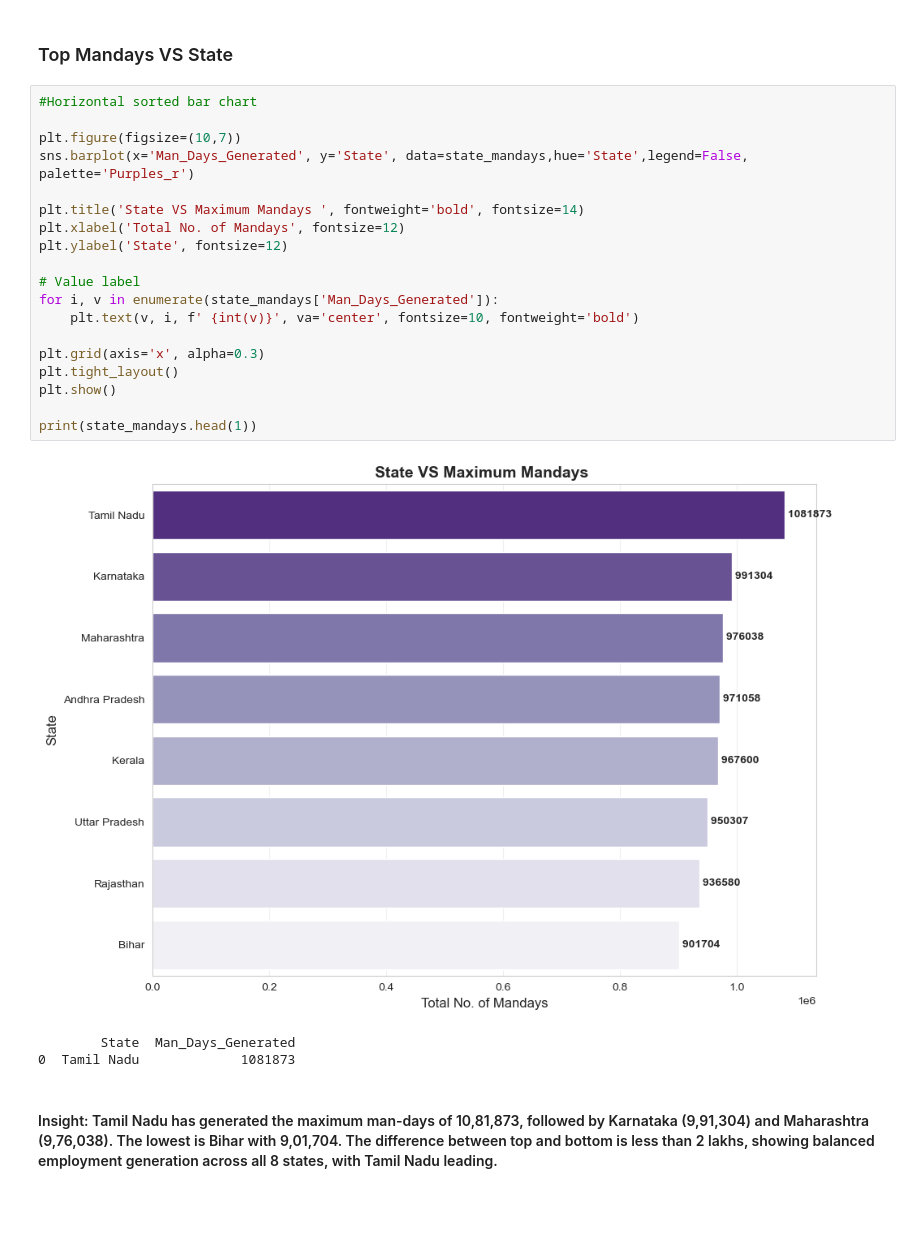
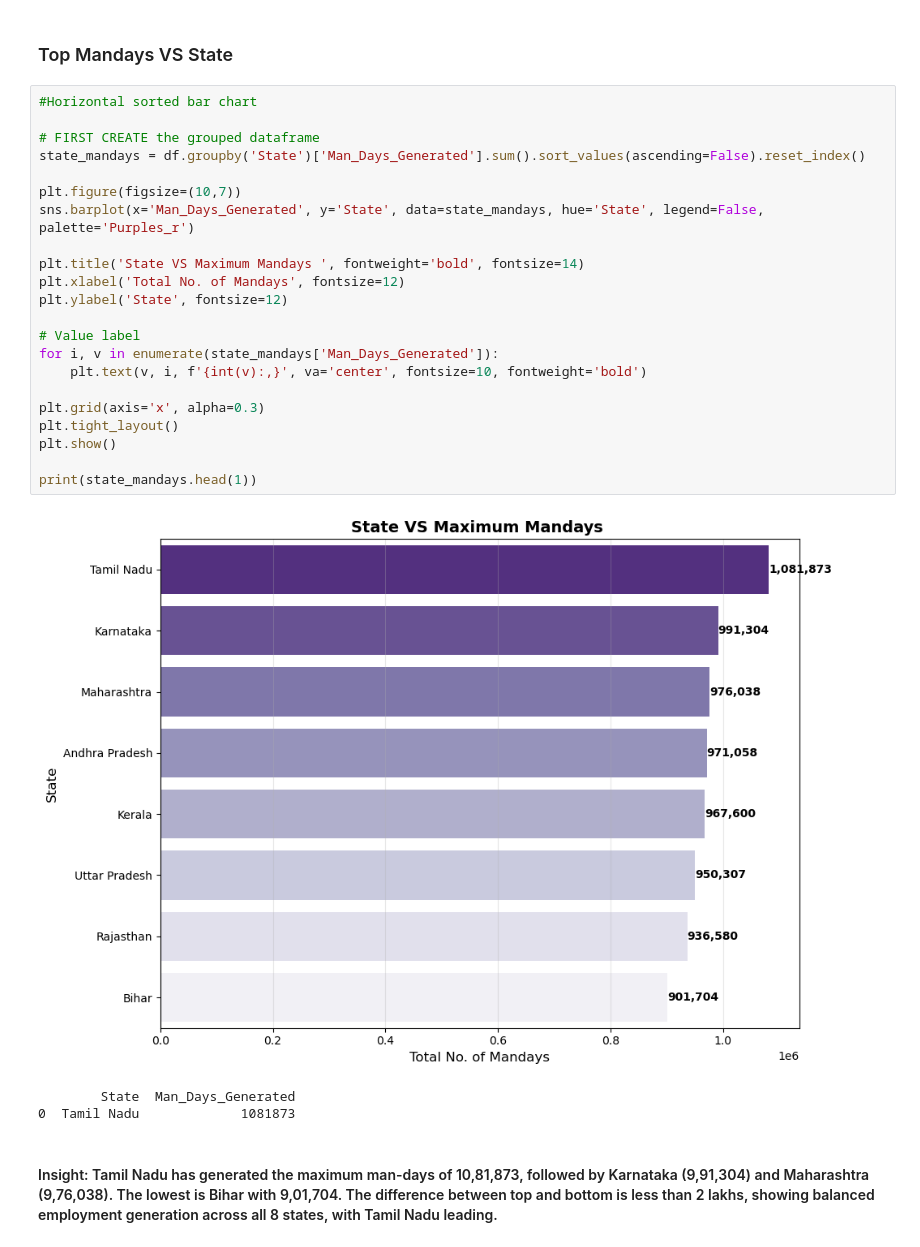
Before and after one commit to neethuravindran7/Social-Audit-Dataset-Analysis-using-Python, a Jupyter notebook: SocialAudit.ipynb, the cells around one changed output. Cells and saved outputs as stored; diff of their text form; blank space fills up the shorter version.

```diff
--- a/SocialAudit.ipynb
+++ b/SocialAudit.ipynb
@@ -809,24 +807,27 @@ Most Complaint State: Tamil Nadu - 263 complaints
 # %%
 #Horizontal sorted bar chart
 
+# FIRST CREATE the grouped dataframe
+state_mandays = df.groupby('State')['Man_Days_Generated'].sum().sort_values(ascending=False).reset_index()
+
 plt.figure(figsize=(10,7))
-sns.barplot(x='Man_Days_Generated', y='State', data=state_mandays,hue='State',legend=False, palette='Purples_r')
+sns.barplot(x='Man_Days_Generated', y='State', data=state_mandays, hue='State', legend=False, palette='Purples_r')
 
 plt.title('State VS Maximum Mandays ', fontweight='bold', fontsize=14)
 plt.xlabel('Total No. of Mandays', fontsize=12)
 plt.ylabel('State', fontsize=12)
 
 # Value label
 for i, v in enumerate(state_mandays['Man_Days_Generated']):
-    plt.text(v, i, f' {int(v)}', va='center', fontsize=10, fontweight='bold')
+    plt.text(v, i, f'{int(v):,}', va='center', fontsize=10, fontweight='bold')
 
 plt.grid(axis='x', alpha=0.3)
 plt.tight_layout()
 plt.show()
 
 print(state_mandays.head(1))
 # %% [output]
-[figure, old version]
+[figure, new version]
         State  Man_Days_Generated
 0  Tamil Nadu             1081873
 # %% [markdown]
```
Also changed, not shown: parts of 16 cells of this notebook.
